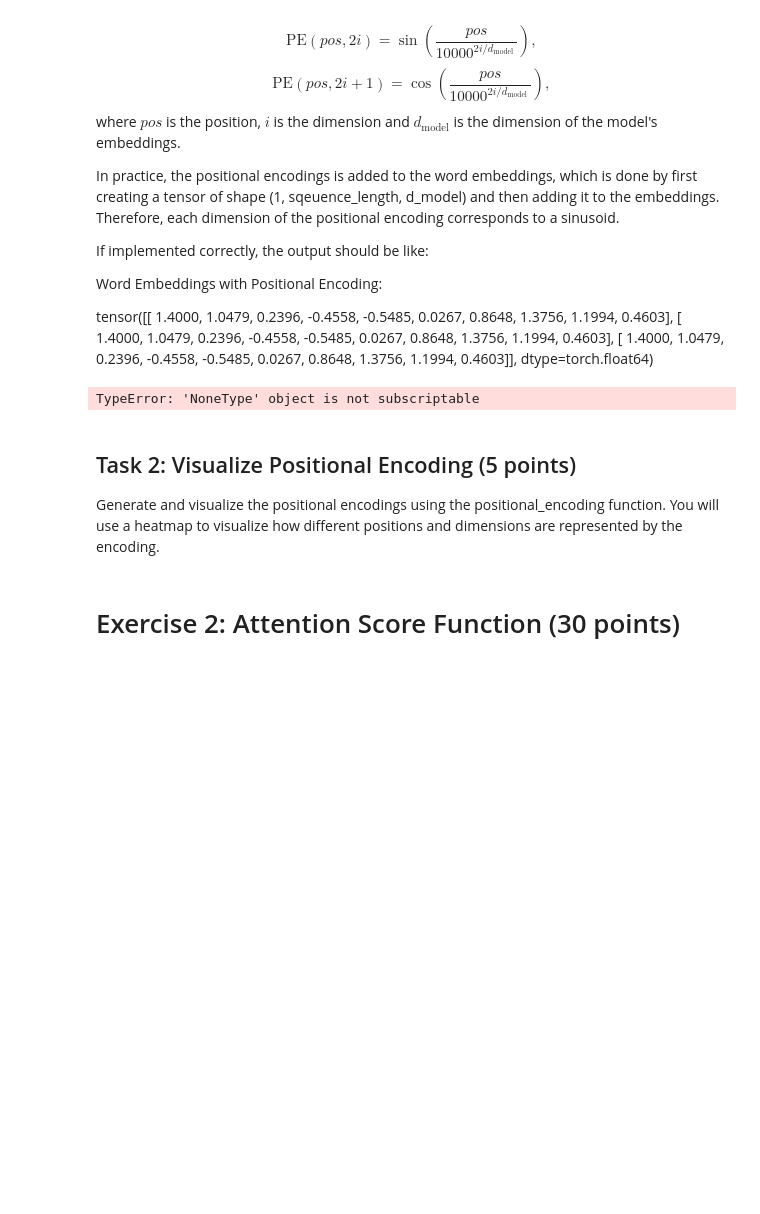
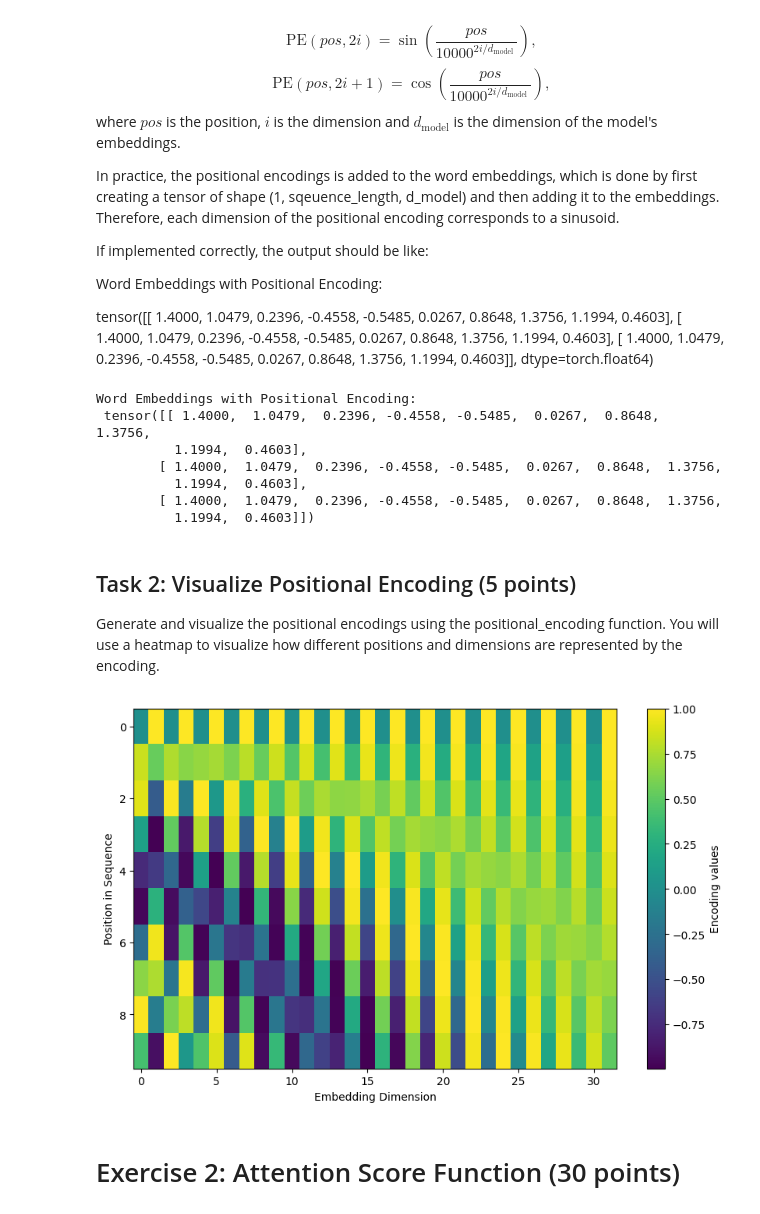
Before and after one commit to g-hurst/ECE570-AI, a Jupyter notebook: Assignment_04/exercise.ipynb, the cells around one changed output. Saved outputs shown, nothing was run; the diff lists cells and outputs as text; code cells hidden in the pictures; blank space fills up the shorter version.

```diff
--- a/Assignment_04/exercise.ipynb
+++ b/Assignment_04/exercise.ipynb
@@ -75,7 +75,7 @@ def add_positional_encoding(word_embeddings, positional_encodings):
     - embeddings with positional encodings added.
     """
     # <YOUR CODE HERE>
-
+    return word_embeddings + positional_encodings[:word_embeddings.size(1), :]
     # <END YOUR CODE>
 
 # Test positional encoding on a sample embedding
@@ -97,7 +97,13 @@ encoded_embeddings = add_positional_encoding(word_embeddings, positional_encodin
 
 print("Word Embeddings with Positional Encoding:\n", encoded_embeddings[:,:,3])
 # %% [output]
-TypeError: 'NoneType' object is not subscriptable
+Word Embeddings with Positional Encoding:
+ tensor([[ 1.4000,  1.0479,  0.2396, -0.4558, -0.5485,  0.0267,  0.8648,  1.3756,
+          1.1994,  0.4603],
+        [ 1.4000,  1.0479,  0.2396, -0.4558, -0.5485,  0.0267,  0.8648,  1.3756,
+          1.1994,  0.4603],
+        [ 1.4000,  1.0479,  0.2396, -0.4558, -0.5485,  0.0267,  0.8648,  1.3756,
+          1.1994,  0.4603]])
 # %% [markdown]
 ## Task 2: Visualize Positional Encoding (5 points)
 
@@ -105,16 +111,18 @@ Generate and visualize the positional encodings using the positional_encoding fu
 # %%
 def visualize_positional_encoding(PE):
     plt.figure(figsize=(10, 6))
     plt.imshow(PE, aspect='auto', cmap='viridis')
     plt.colorbar(label="Encoding values")
     plt.xlabel("Embedding Dimension")
     plt.ylabel("Position in Sequence")
     plt.show()
 
 # Visualize for a sequence of length 64 and embedding size 32
 # <YOUR CODE HERE>
-
+visualize_positional_encoding(positional_encodings[:64, :32])
 # <END YOUR CODE>
+# %% [output]
+[figure, added]
 # %% [markdown]
 # Exercise 2: Attention Score Function (30 points)
 # %% [markdown]
```
Also changed, not shown: parts of 4 cells of this notebook.
